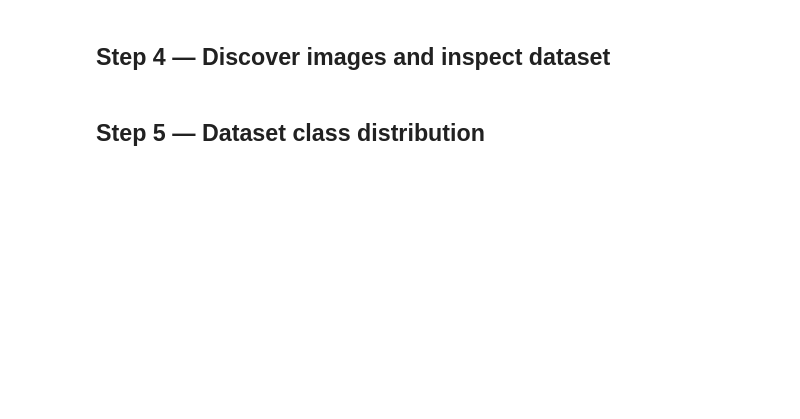
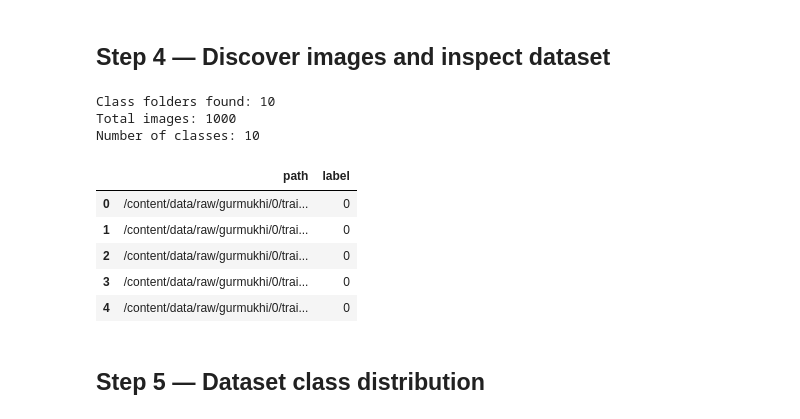
Before and after one commit to parekhkiah16/Gurmukhi-Naive-Bayes-CIS-VCG, a Jupyter notebook: notebook/Gurmukhi_Naive_Bayes_CIS_VCG.ipynb, the cells around one changed output. Cells and saved outputs as stored; diff of their text form; code cells hidden in the pictures; blank space fills up the shorter version.

```diff
--- a/notebook/Gurmukhi_Naive_Bayes_CIS_VCG.ipynb
+++ b/notebook/Gurmukhi_Naive_Bayes_CIS_VCG.ipynb
@@ -156,34 +140,44 @@ print("Classes:", sorted([p.name for p in PROJECT_RAW.iterdir() if p.is_dir()]))
 IMAGE_EXTENSIONS = {".png", ".jpg", ".jpeg", ".bmp", ".tif", ".tiff", ".webp"}
 
 def discover_class_folders(root):
     folders = []
     for d in sorted(root.rglob("*")):
         if d.is_dir() and any(
             p.is_file() and p.suffix.lower() in IMAGE_EXTENSIONS
             for p in d.iterdir()
         ):
             folders.append(d)
     return folders
 
-class_folders = discover_class_folders(RAW)
+class_folders = discover_class_folders(PROJECT_RAW)
 print("Class folders found:", len(class_folders))
 
 records = []
 for folder in class_folders:
     imgs = sorted(
         p for p in folder.iterdir()
         if p.is_file() and p.suffix.lower() in IMAGE_EXTENSIONS
     )
     records.extend([(str(p), folder.name) for p in imgs])
 
 df = pd.DataFrame(records, columns=["path", "label"])
 
 if df.empty:
     raise ValueError("No images were found. Check the ZIP structure.")
 
 print("Total images:", len(df))
 print("Number of classes:", df["label"].nunique())
 display(df.head())
+# %% [output]
+Class folders found: 10
+Total images: 1000
+Number of classes: 10
+|  | path | label |
+| 0 | /content/data/raw/gurmukhi/0/trai... | 0 |
+| 1 | /content/data/raw/gurmukhi/0/trai... | 0 |
+| 2 | /content/data/raw/gurmukhi/0/trai... | 0 |
+| 3 | /content/data/raw/gurmukhi/0/trai... | 0 |
+| 4 | /content/data/raw/gurmukhi/0/trai... | 0 |
 # %% [markdown]
 ## Step 5 — Dataset class distribution
 # %%
```
Also changed, not shown: parts of 25 cells of this notebook.
